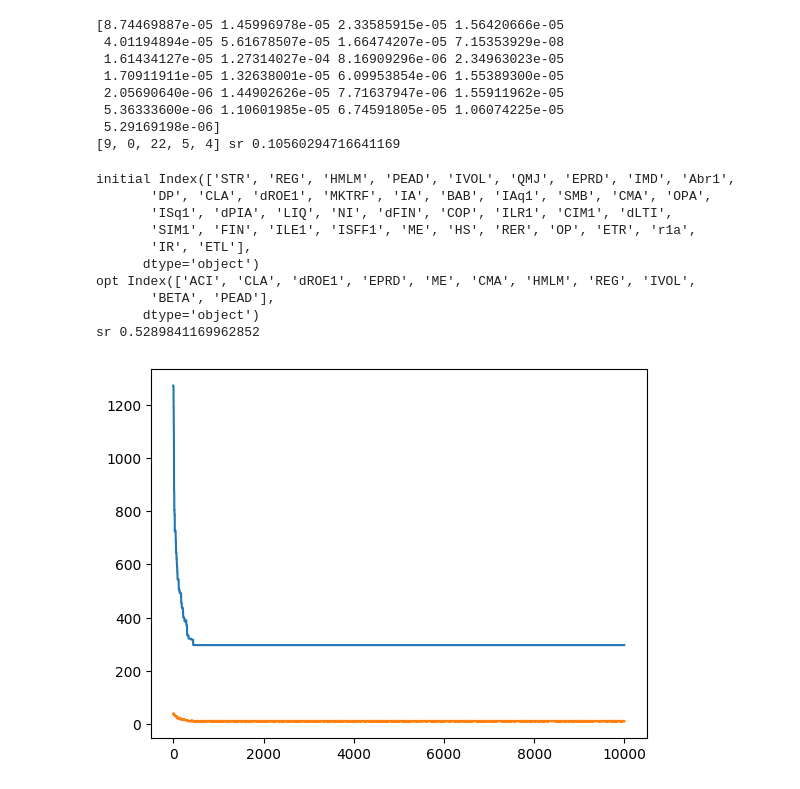
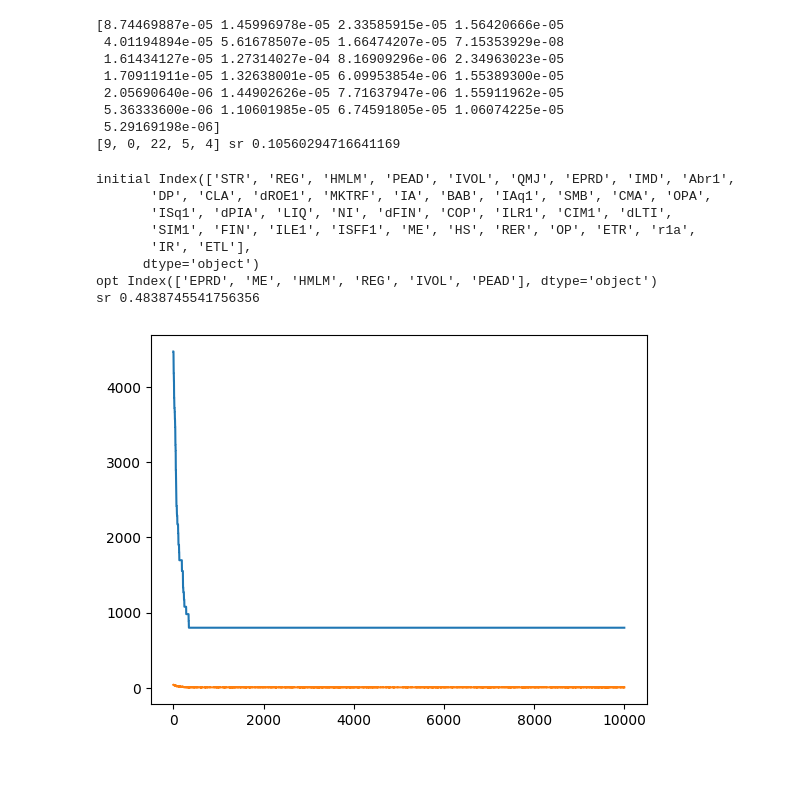
Before and after one commit to aaamini/factor-ident, a Jupyter notebook: m-h.ipynb, the cells around one changed output. Saved outputs shown, nothing was run; the diff lists cells and outputs as text; code cells hidden in the pictures.

```diff
--- a/m-h.ipynb
+++ b/m-h.ipynb
@@ -87,7 +87,7 @@ Z = dff99.values
 Z = normalize_columns(Z)
 T =10000
 sigma =100
-lambd =20
+lambd =100
 k = 9#or 9
 
 n, p = Z.shape
@@ -158,38 +158,36 @@ for t in range(T):
     # Set the new subset S_t+1 with probability according to acceptance probability
     if np.random.rand() < acceptance_prob:
         St = S_new
         Z_St = np.concatenate((np.ones((n,1)),Z[:, list(St)]),axis=1)
         Theta = np.linalg.inv(Z_St.T @ Z_St) @ Z_St.T  @ Z
     Sseq[list(S_new), t] = 1
     #record Sharpe ratio + penalty
     SRwPenalty[t] =  sigma * Theta[0] @ Sigma_inv @Theta[0].T + lambd * len(St)
     if SRwPenalty[t]<0:
         print(SRwPenalty[t], Theta[0] @ Sigma_inv @Theta[0].T )
 import matplotlib.pyplot as plt
 #Plots
 plt.plot(SRwPenalty)
 plt.plot(np.sum(Sseq, axis=0))
 sridx = np.argmin(SRwPenalty)
 #Find the indices of selected factors
 Sopt = np.where(Sseq[:, sridx])[0]
 print('opt',dff99.columns[Sopt])
 
 mu = np.mean(Z, axis=0)
 Sigma = np.cov(Z.T)
 wt = np.linalg.solve(Sigma[Sopt][:, Sopt], mu[Sopt])
 print('sr',sr(wt, mu[Sopt], Sigma[Sopt][:, Sopt]))
 # %% [output]
 initial Index(['STR', 'REG', 'HMLM', 'PEAD', 'IVOL', 'QMJ', 'EPRD', 'IMD', 'Abr1',
        'DP', 'CLA', 'dROE1', 'MKTRF', 'IA', 'BAB', 'IAq1', 'SMB', 'CMA', 'OPA',
        'ISq1', 'dPIA', 'LIQ', 'NI', 'dFIN', 'COP', 'ILR1', 'CIM1', 'dLTI',
        'SIM1', 'FIN', 'ILE1', 'ISFF1', 'ME', 'HS', 'RER', 'OP', 'ETR', 'r1a',
        'IR', 'ETL'],
       dtype='object')
-opt Index(['ACI', 'CLA', 'dROE1', 'EPRD', 'ME', 'CMA', 'HMLM', 'REG', 'IVOL',
-       'BETA', 'PEAD'],
-      dtype='object')
-sr 0.5289841169962852
+opt Index(['EPRD', 'ME', 'HMLM', 'REG', 'IVOL', 'PEAD'], dtype='object')
+sr 0.4838745541756356
-[figure, old version]
+[figure, new version]
 # %%
 from helpers import  *
 Z = dff99.values
```
Also changed, not shown: parts of 15 cells of this notebook, 3 other files.
